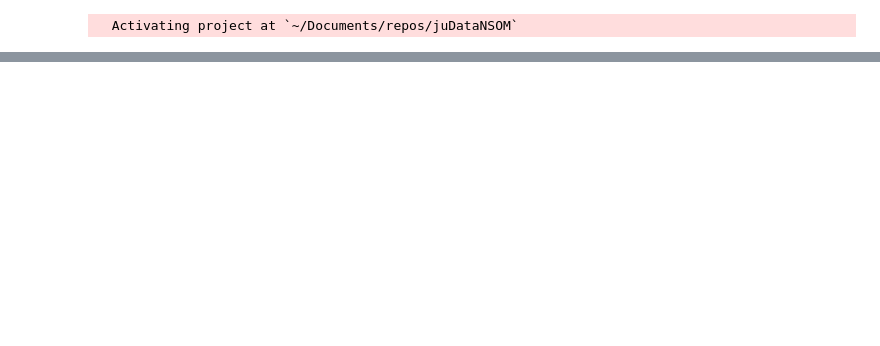
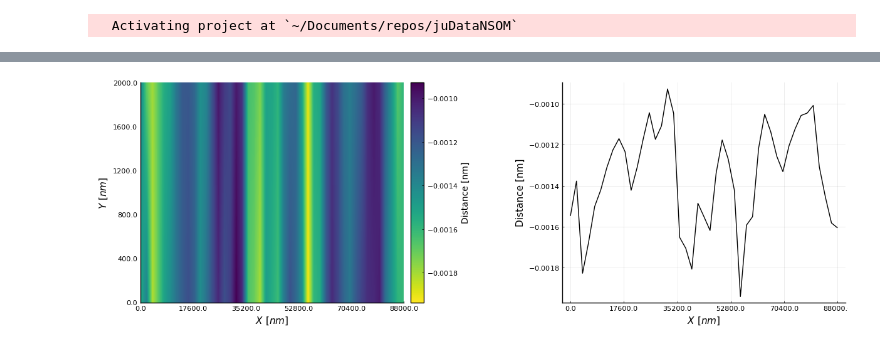
Before and after one commit to Gabmtzz/juDataNSOM, a Jupyter notebook: notebook/nsomdata.ipynb, the cells around one changed output, grey strips where cells are left out. Saved outputs shown, nothing was run; the diff lists cells and outputs as text; code cells hidden in the pictures; blank space fills up the shorter version.

```diff
--- a/notebook/nsomdata.ipynb
+++ b/notebook/nsomdata.ipynb
@@ -56,0 +12,15 @@ Array{Float64, 3}
+# %%
+mo,dy = 10,14
+nEl = 5
+data,datAmp,_ = DataAnNSOM.read_FileData(mo,dy,2);
+# %%
+
+datIm = data[2,:,:]
+labelT = "Distance [nm]"
+
+p1 = DataAnNSOM.plotImag(mo,dy,datIm, labelT,5)
+#p1 = hline!([1,1], c = :red, label=:none)
+p2 = DataAnNSOM.plotProfile(mo,dy,datIm, labelT,5,1)
+plot(p1,p2, size=(1200,400) )
+# %% [output]
+[figure, added]
```
Also changed, not shown: parts of 10 cells of this notebook, 5 other files.
